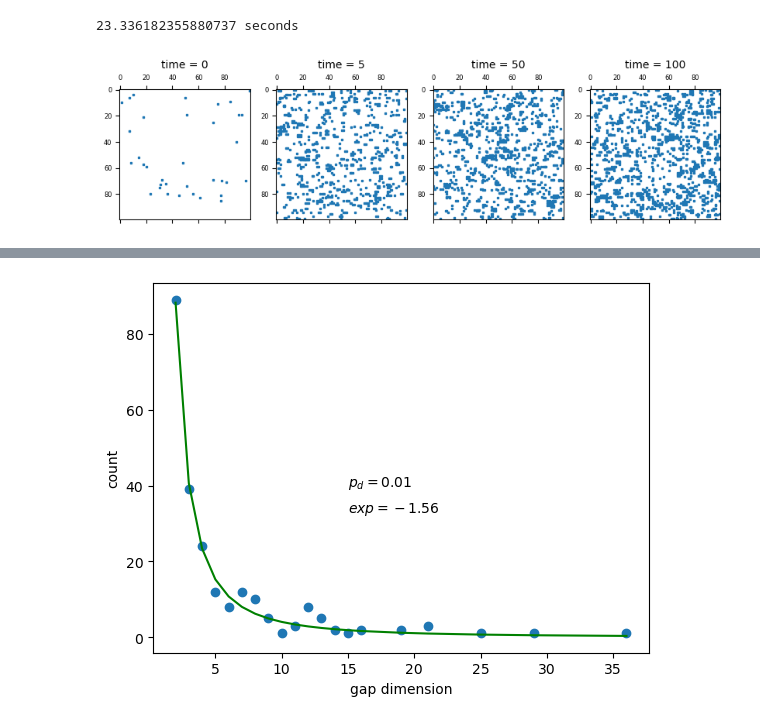
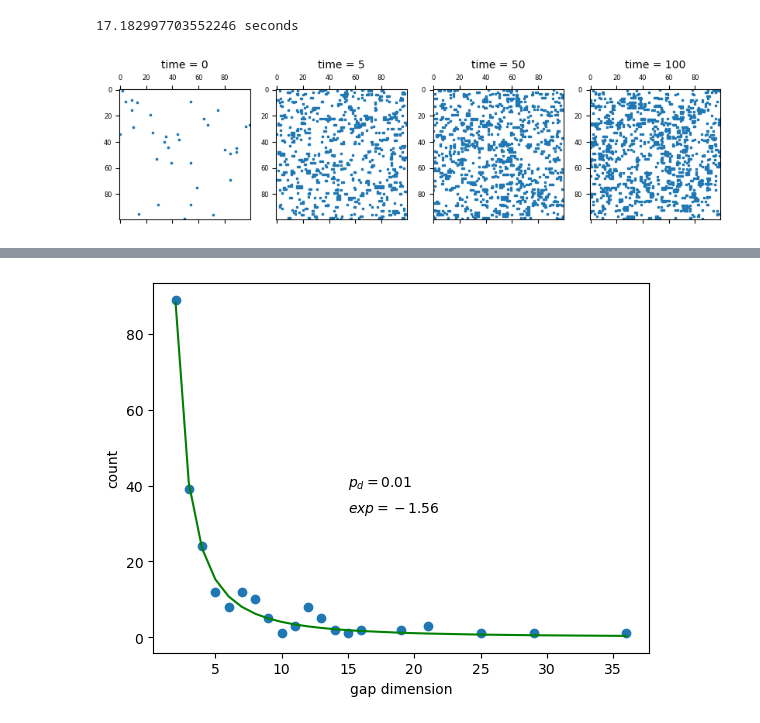
Before and after one commit to DanielePignedoli/ForestGame, a Jupyter notebook: forset_game.ipynb, the cells around one changed output, grey strips where cells are left out. Cells and saved outputs as stored; diff of their text form; code cells hidden in the pictures.

```diff
--- a/forset_game.ipynb
+++ b/forset_game.ipynb
@@ -195,37 +195,37 @@ plt.spy(my_forest.binary_forest(), markersize=2)
 # %%
 t_0 = time()
 
 #time evolution plot
 
 fig, ax = plt.subplots(1,4, figsize = (10,6))
 
 
 my_forest = Forest(lattice_lenght=lattice_lenght,
                    interaction=interaction,
                    p_death=p_death,
                    p_birth=p_birth,
                    max_size=max_size,
                    low_canopy = 0.1)
 
-t = {0:(0), 5:(1), 50:(2), 100:(3)}#, 100:(1,0), 150:(1,1), 200:(1,2), 300:(1,3)}
+t = {0:(0), 5:(1), 50:(2), 100:(3)}
 
-for epoch in range(max_epoch):
+for epoch in range(101):
     if epoch in t.keys():
         ax[t[epoch]].spy(my_forest.binary_forest(), markersize=1.5)
         ax[t[epoch]].set_title(f'time = {epoch}', fontsize = 10)
         ax[t[epoch]].tick_params(axis='both', which='major', labelsize=6)
     my_forest.step()
 
 #plt.imshow(my_forest.forest, cmap='jet')
 #plt.colorbar()
 
 t_1 = time()
 print(t_1-t_0, 'seconds')
 
 plt.show()
 # %% [output]
-23.336182355880737 seconds
+17.182997703552246 seconds
-[figure, old version]
+[figure, new version]
 # %%
 fig.savefig('lattice_evolution.png')
 # %%
```
Also changed, not shown: parts of 15 cells of this notebook.
